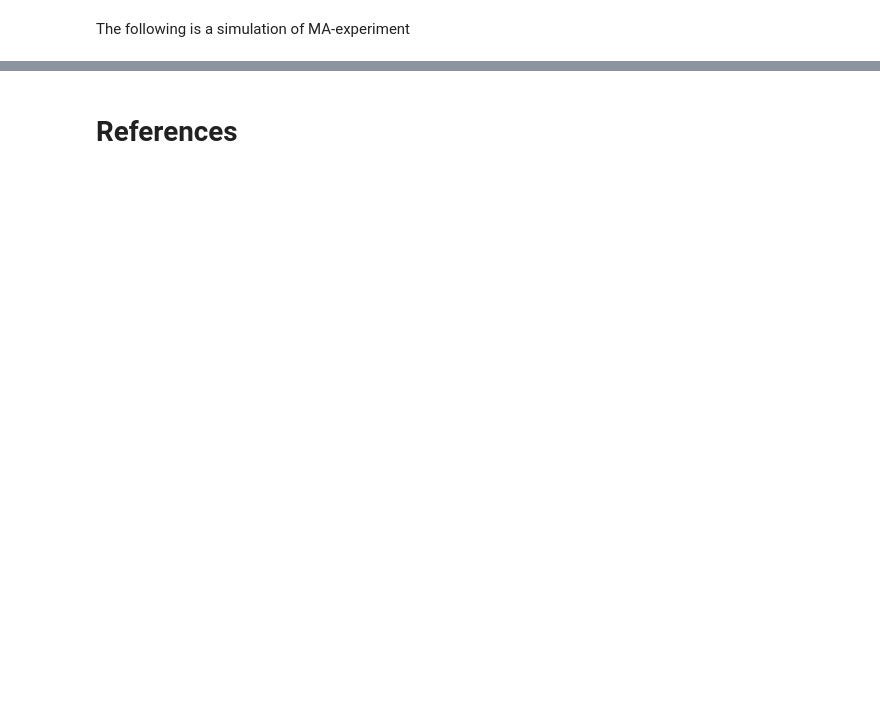
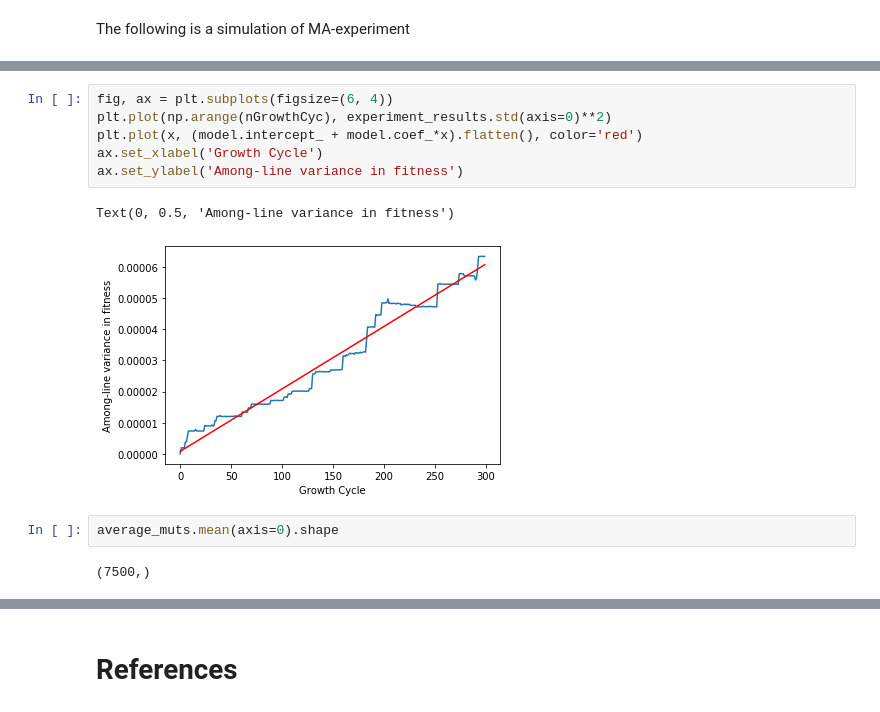
Before and after one commit to dashabykova/GenomeEvolutionCourse, a Jupyter notebook: Simulations.ipynb, the cells around one changed output, grey strips where cells are left out. Drawn from its saved outputs; the diff is of its cells as text; blank space fills up the shorter version.

```diff
--- a/Simulations.ipynb
+++ b/Simulations.ipynb
@@ -262,0 +385,13 @@ Text(0, 0.5, 'Among-line variance in fitness')
+# %%
+fig, ax = plt.subplots(figsize=(6, 4))
+plt.plot(np.arange(nGrowthCyc), experiment_results.std(axis=0)**2)
+plt.plot(x, (model.intercept_ + model.coef_*x).flatten(), color='red')
+ax.set_xlabel('Growth Cycle')
+ax.set_ylabel('Among-line variance in fitness')
+# %% [output]
+Text(0, 0.5, 'Among-line variance in fitness')
+[figure, added]
+# %%
+average_muts.mean(axis=0).shape
+# %% [output]
+(7500,)
```
Also changed, not shown: parts of 97 cells of this notebook.
